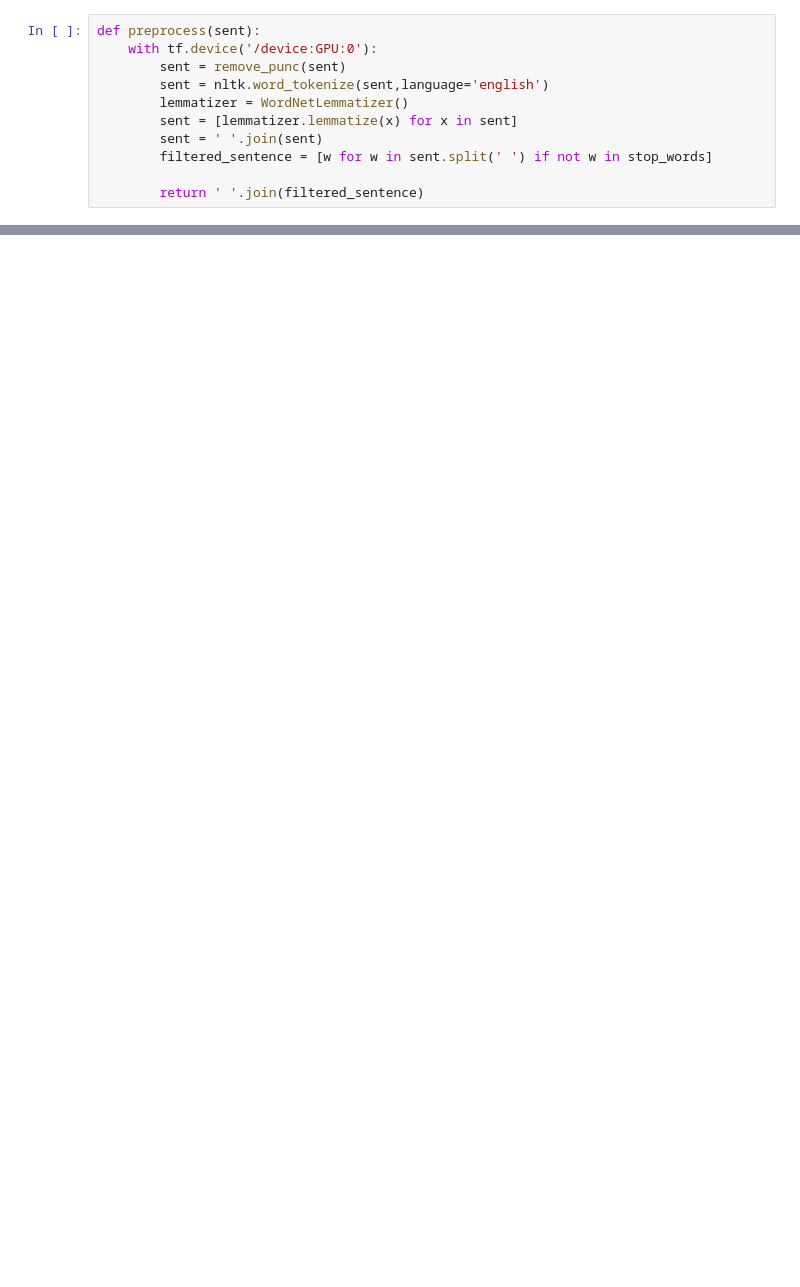
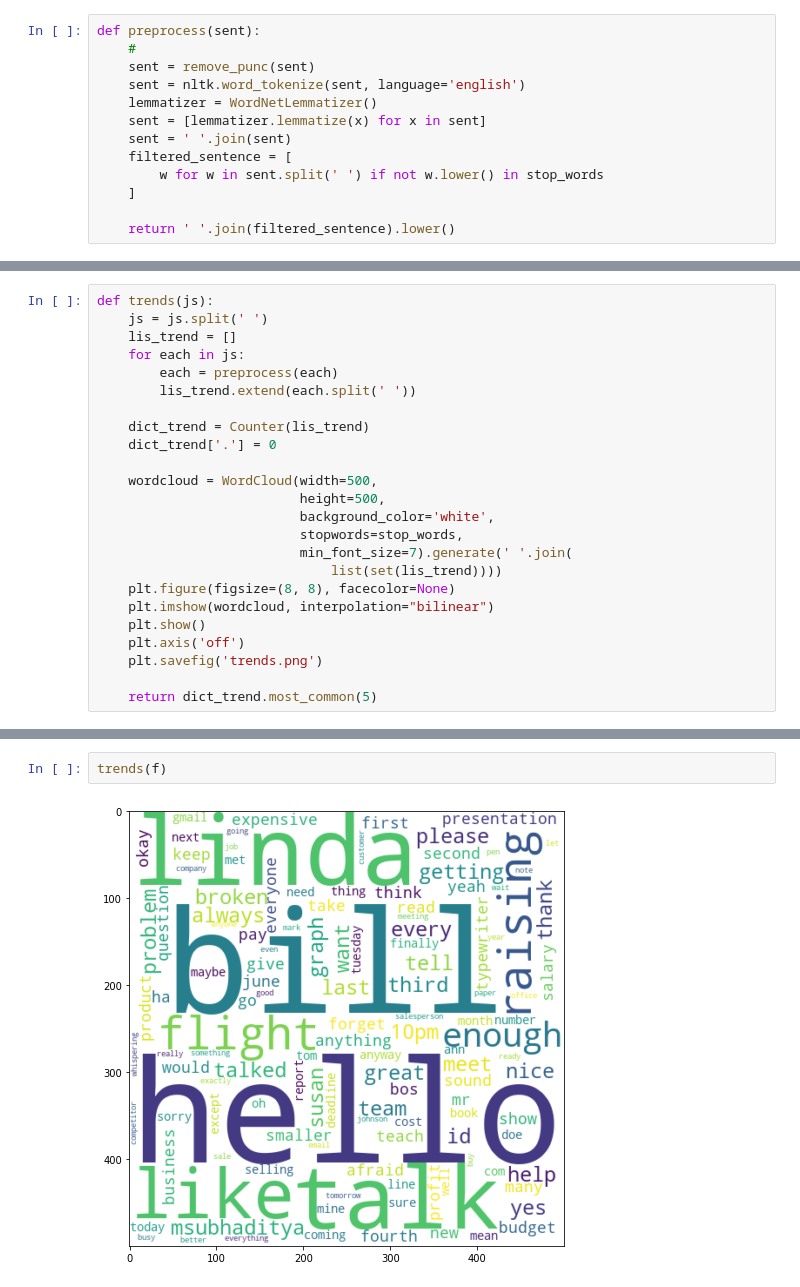
Before and after one commit to fun-personal-projects/AICP, a Jupyter notebook: abstraSumm.ipynb, the cells around one changed output, grey strips where cells are left out. Drawn from its saved outputs; the diff is of its cells as text; blank space fills up the shorter version.

```diff
--- a/abstraSumm.ipynb
+++ b/abstraSumm.ipynb
@@ -55,14 +56,16 @@ def remove_punc(sent):
 # %%
 def preprocess(sent):
-    with tf.device('/device:GPU:0'):
-        sent = remove_punc(sent)
-        sent = nltk.word_tokenize(sent,language='english')
-        lemmatizer = WordNetLemmatizer()
-        sent = [lemmatizer.lemmatize(x) for x in sent]
-        sent = ' '.join(sent)
-        filtered_sentence = [w for w in sent.split(' ') if not w in stop_words]
+    #
+    sent = remove_punc(sent)
+    sent = nltk.word_tokenize(sent, language='english')
+    lemmatizer = WordNetLemmatizer()
+    sent = [lemmatizer.lemmatize(x) for x in sent]
+    sent = ' '.join(sent)
+    filtered_sentence = [
+        w for w in sent.split(' ') if not w.lower() in stop_words
+    ]
 
-        return ' '.join(filtered_sentence)
+    return ' '.join(filtered_sentence).lower()
 # %%
 def weighted_freq(sent):
     word_frequencies = {}
@@ -111,0 +120,24 @@ tim:    ah yes, hello. tim:     and how much will that be?
+# %%
+def trends(js):
+    js = js.split(' ')
+    lis_trend = []
+    for each in js:
+        each = preprocess(each)
+        lis_trend.extend(each.split(' '))
+
+    dict_trend = Counter(lis_trend)
+    dict_trend['.'] = 0
+
+    wordcloud = WordCloud(width=500,
+                          height=500,
+                          background_color='white',
+                          stopwords=stop_words,
+                          min_font_size=7).generate(' '.join(
+                              list(set(lis_trend))))
+    plt.figure(figsize=(8, 8), facecolor=None)
+    plt.imshow(wordcloud, interpolation="bilinear")
+    plt.show()
+    plt.axis('off')
+    plt.savefig('trends.png')
+
+    return dict_trend.most_common(5)
@@ -111,0 +146,4 @@ tim:    ah yes, hello. tim:     and how much will that be?
+# %%
+trends(f)
+# %% [output]
+[figure, added]
```
Also changed, not shown: parts of 20 cells of this notebook, 15 other files.
